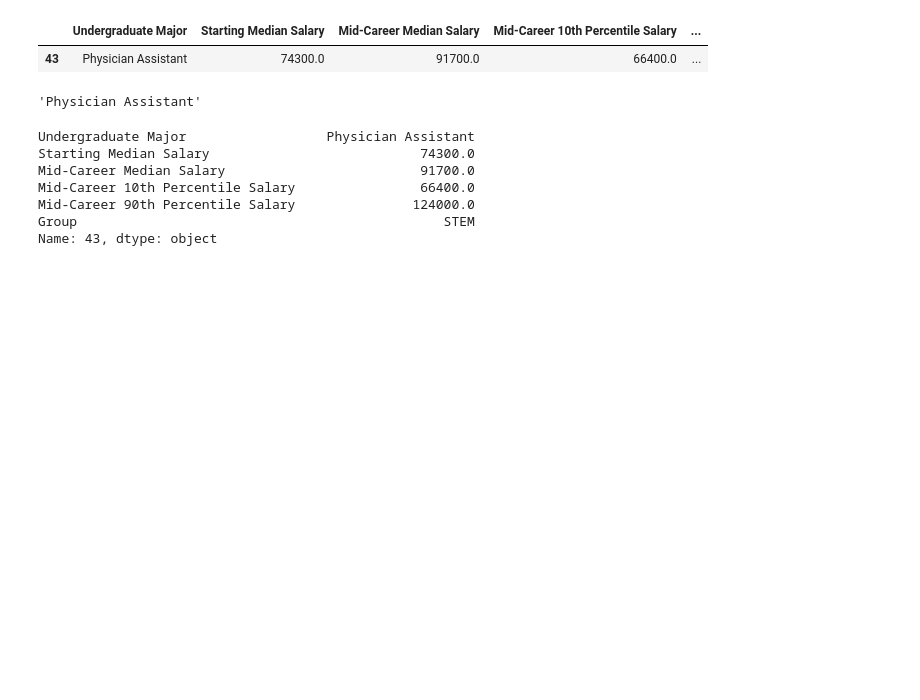
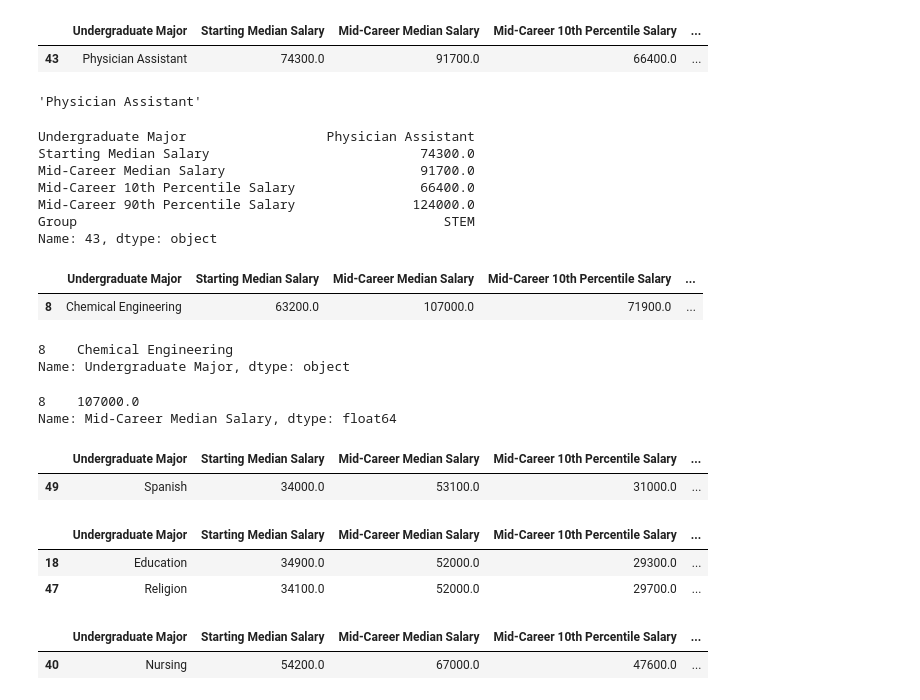
Before and after one commit to erfaw/elasti_py, a Jupyter notebook: Day072-erf/main.ipynb, the cells around one changed output. Saved outputs shown, nothing was run; the diff lists cells and outputs as text; code cells hidden in the pictures; blank space fills up the shorter version.

```diff
--- a/Day072-erf/main.ipynb
+++ b/Day072-erf/main.ipynb
@@ -106,3 +107,37 @@ Mid-Career 10th Percentile Salary                66400.0
 Mid-Career 90th Percentile Salary               124000.0
 Group                                               STEM
 Name: 43, dtype: object
+# %%
+df[df['Mid-Career Median Salary'] == df['Mid-Career Median Salary'].max()]
+# %% [output]
+|  | Undergraduate Major | Starting Median Salary | Mid-Career Median Salary | Mid-Career 10th Percentile Salary | ... |
+| 8 | Chemical Engineering | 63200.0 | 107000.0 | 71900.0 | ... |
+# %%
+# What college major has the highest mid-career salary?
+df[df['Mid-Career Median Salary'] == df['Mid-Career Median Salary'].max()]["Undergraduate Major"]
+# %% [output]
+8    Chemical Engineering
+Name: Undergraduate Major, dtype: object
+# %%
+# How much do graduates with this major earn?
+df[df['Mid-Career Median Salary'] == df['Mid-Career Median Salary'].max()]["Mid-Career Median Salary"]
+# %% [output]
+8    107000.0
+Name: Mid-Career Median Salary, dtype: float64
+# %%
+# Which college major has the lowest starting salary? how much do graduates earn after university?
+df[
+df['Starting Median Salary'] == df['Starting Median Salary'].min()
+]
+# %% [output]
+|  | Undergraduate Major | Starting Median Salary | Mid-Career Median Salary | Mid-Career 10th Percentile Salary | ... |
+| 49 | Spanish | 34000.0 | 53100.0 | 31000.0 | ... |
+# %%
+# Which college major has the lowest mid-career salary and how much can people expect to earn with this degree?
+df[
+    df['Mid-Career Median Salary'] == df['Mid-Career Median Salary'].min()
+]
+# %% [output]
+|  | Undergraduate Major | Starting Median Salary | Mid-Career Median Salary | Mid-Career 10th Percentile Salary | ... |
+| 18 | Education | 34900.0 | 52000.0 | 29300.0 | ... |
+| 47 | Religion | 34100.0 | 52000.0 | 29700.0 | ... |
@@ -108,0 +148,8 @@ Name: 43, dtype: object
+# %%
+# if the difference between the 10th percentile and the 90th percentile earnings of your major is small, then you can be more certain about your salary after you graduate.
+df[
+    df["spread"] == df["spread"].min()
+]
+# %% [output]
+|  | Undergraduate Major | Starting Median Salary | Mid-Career Median Salary | Mid-Career 10th Percentile Salary | ... |
+| 40 | Nursing | 54200.0 | 67000.0 | 47600.0 | ... |
```
Also changed, not shown: parts of 10 cells of this notebook.
